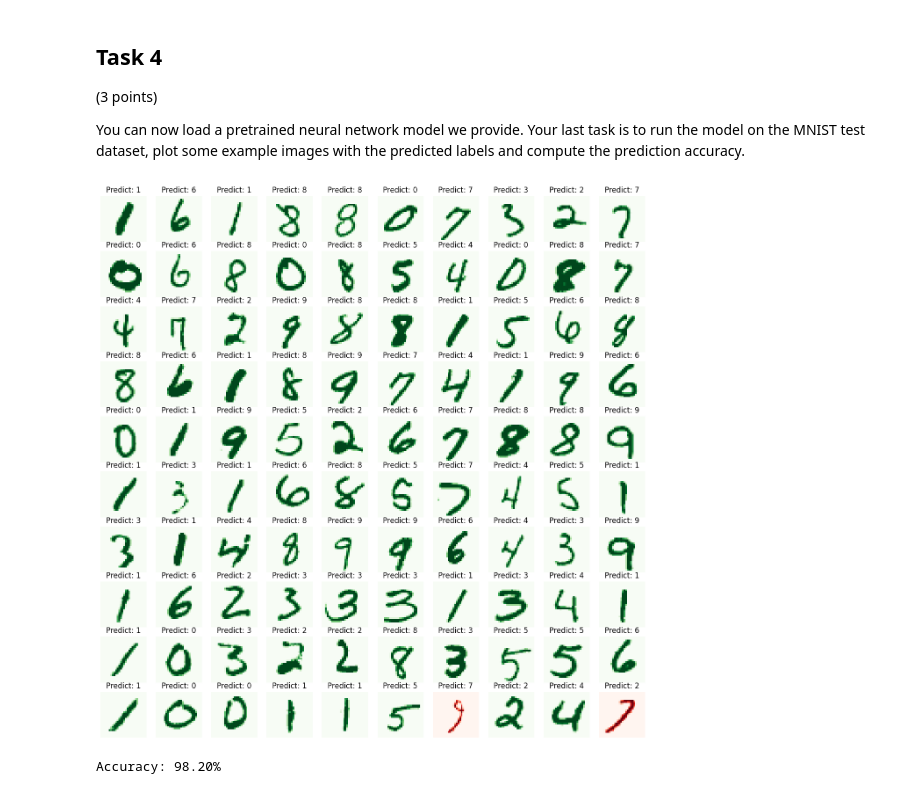
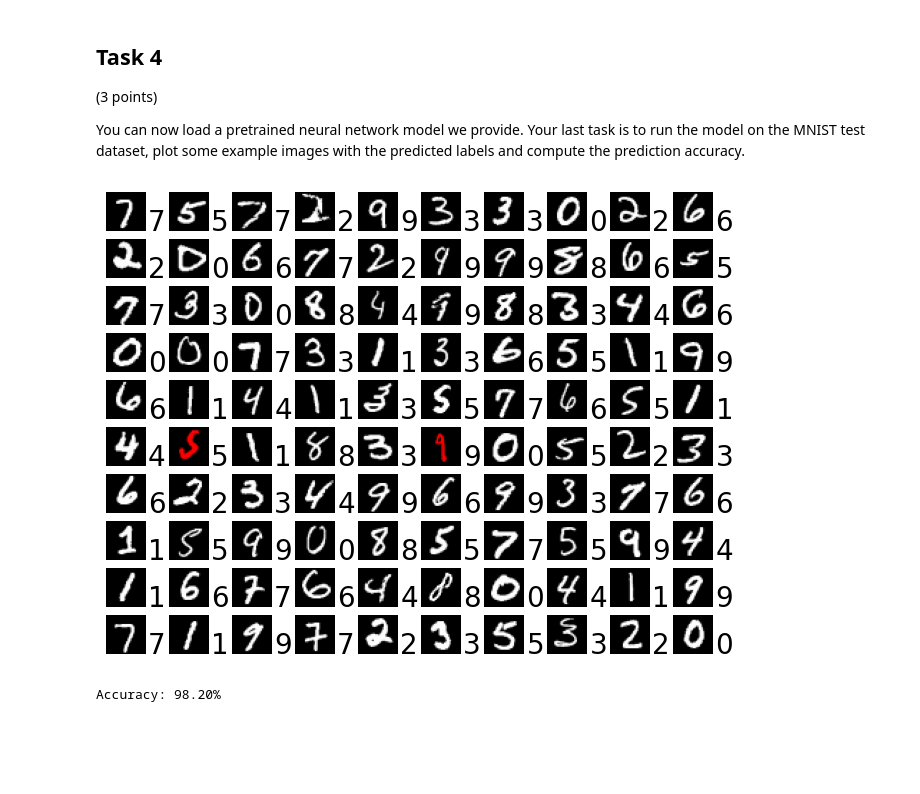
Before and after one commit to vislearn/3dcv-students, a Jupyter notebook: 2.0-tl-pytorch.ipynb, the cells around one changed output. Cells and saved outputs as stored; diff of their text form; code cells hidden in the pictures; blank space fills up the shorter version.

Commit message:
fix: plot in ex2.4

```diff
--- a/2.0-tl-pytorch.ipynb
+++ b/2.0-tl-pytorch.ipynb
@@ -231,7 +231,7 @@ Your last task is to run the model on the MNIST test dataset, plot some example
 # %%
 def validate(model, data_loader):
     # TODO: Create a 10x10 grid of subplots
-    fig, axes = plt.subplots(10, 10, figsize=(16, 16))
+    fig, axes = plt.subplots(10, 10, figsize=(8, 6))
 
     model.eval()
     correct = 0 # count for correct predictions
@@ -263,41 +263,42 @@ def validate(model, data_loader):
                 image_np = (image_np - image_np.min()) / (image_np.max() - image_np.min())
 
                 # TODO: make wrongly predicted images red
-                cmap = 'Greens'
                 if predict != label:
-                    cmap='Reds'
-                axes[row, col].imshow(image_np, cmap=cmap)
+                    red_image = np.zeros((image_np.shape[0], image_np.shape[1], 3))
+                    red_image[..., 0] = image_np
+                    axes[row, col].imshow(red_image)
+                else:
+                    axes[row, col].imshow(image_np, cmap='gray')
 
                 # TODO: disable axis and show image
                 axes[row, col].axis('off')
 
                 # TODO: show the predicted class next to each image
-                axes[row, col].set_title(f'Predict: {predict.item()}')
+                axes[row, col].text(1.3, 0.2, f'{label.item()}', fontsize=20, color='black', ha='center', va='center', transform=axes[row, col].transAxes)
 
             elif i == 100:
                 plt.show()
 
     # TODO: compute and print the prediction accuracy in percent
     accuracy = 100. * correct / len(data_loader)
     print(f'Accuracy: {accuracy:.2f}%')
 
 # create a DataLoader using the implemented MNIST dataset class
 data_loader = torch.utils.data.DataLoader(
     MNIST('data/mnist/testing',
     transform=transforms.Compose([
         transforms.ToTensor(),
         transforms.Normalize((0.1307,), (0.3081,))
     ])),
     batch_size=1, shuffle=True)
 
 # create the neural network
 model = Net()
-
 # load the statedict from 'models/mnist/simple_cnn.pt'
 model.load_state_dict(torch.load('models/mnist/simple_cnn.pt'))
 
 # validate the model
 validate(model, data_loader)
 # %% [output]
-[figure, old version]
+[figure, new version]
 Accuracy: 98.20%
```
Also changed, not shown: parts of 2 cells of this notebook.
